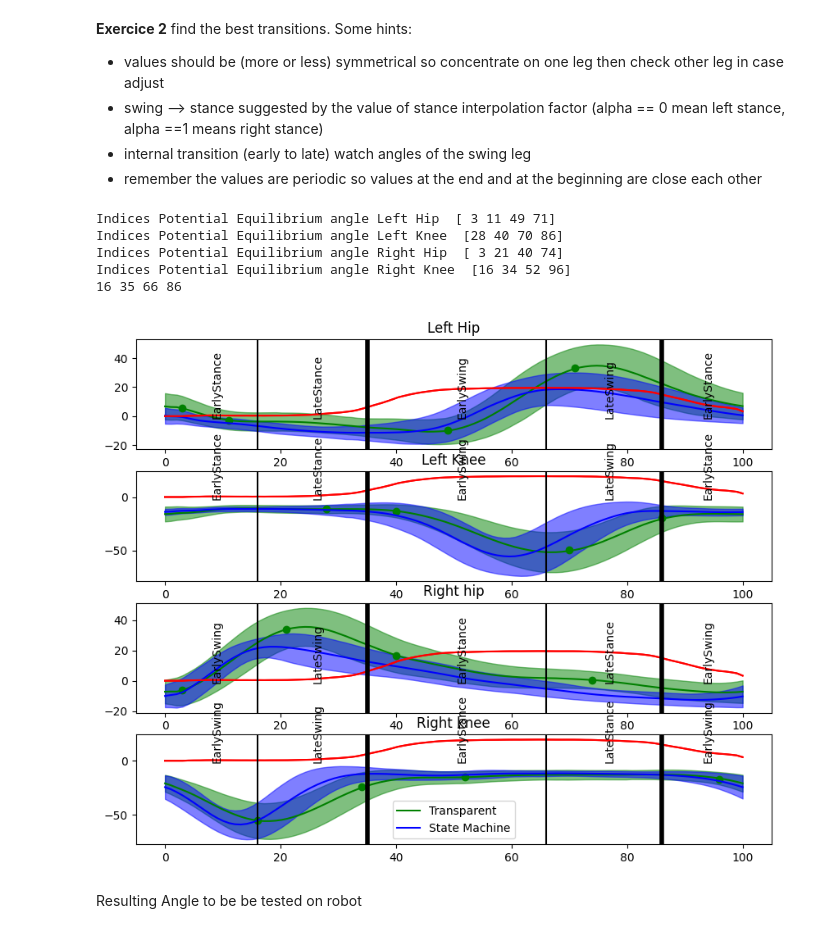
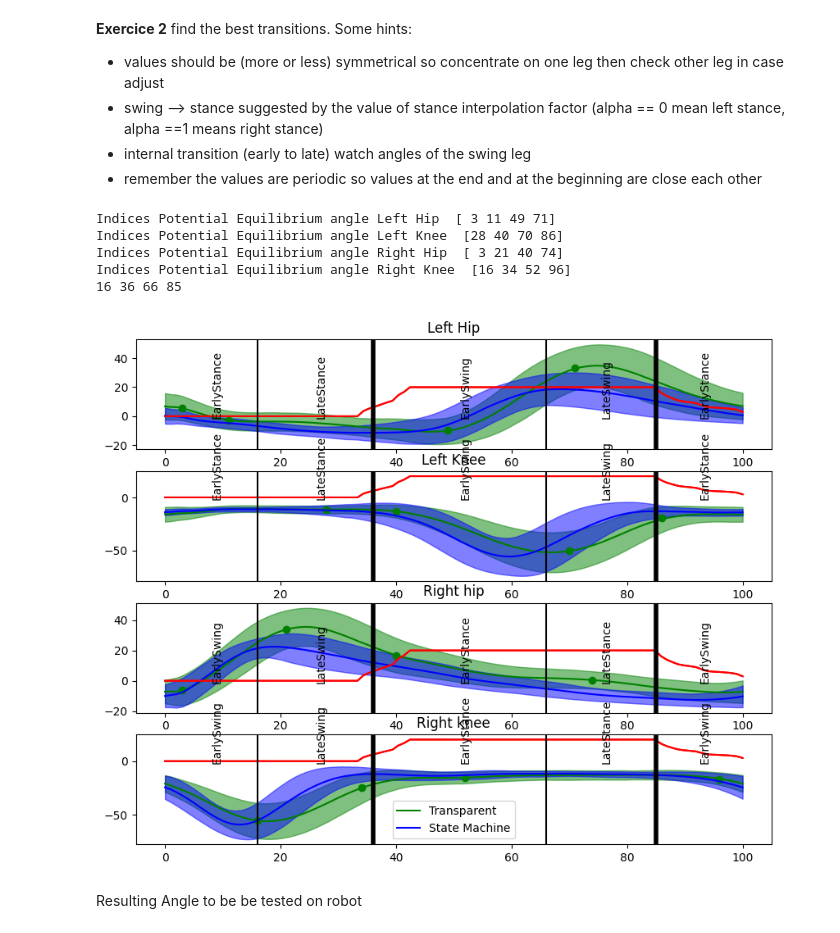
Before and after one commit to LorenzoVianello95/SSNR24, a Jupyter notebook: day1.ipynb, the cells around one changed output. Drawn from its saved outputs; the diff is of its cells as text; code cells hidden in the pictures.

```diff
--- a/day1.ipynb
+++ b/day1.ipynb
@@ -230,3 +232,8 @@ plt.show()
+# %%
+
+for i in range(4):
+    np.save("../data/joint_"+str(i)+"_transparent_over_gaitphase", np.mean(segmented_joints_transparent[i], 0))
+    np.save("../data/joint_"+str(i)+"_SM_over_gaitphase", np.mean(segmented_joints_SM[i], 0))
 # %% [markdown]
 # Part 2: Segment stride in motion primitive and extract equilibrium angles
 # %% [markdown]
@@ -269,7 +276,7 @@ for i in range(4):
     axs[i].fill_between(np.linspace(0, 100, 100),
                         (np.mean(segmented_joints_transparent[i], 0)- np.std(segmented_joints_transparent[i], 0))*180/np.pi,
                         (np.mean(segmented_joints_transparent[i], 0) + np.std(segmented_joints_transparent[i], 0))*180/np.pi, color='g', alpha=0.5)
-    axs[i].plot(np.linspace(0, 100, 100), np.mean(segmented_alpha_transparent, 0)*20, 'r-')
+    axs[i].plot(np.linspace(0, 100, 100), np.median(segmented_alpha_transparent, 0)*20, 'r-')
 
     # plot local extreme
     print("Potential equilibrium angles joint ", i)
@@ -282,7 +289,6 @@ for i in range(4):
     axs[i].fill_between(np.linspace(0, 100, 100),
                         (np.mean(segmented_joints_SM[i], 0)- np.std(segmented_joints_SM[i], 0))*180/np.pi,
                         (np.mean(segmented_joints_SM[i], 0) + np.std(segmented_joints_SM[i], 0))*180/np.pi, color='b', alpha=0.5)
-    axs[i].plot(np.linspace(0, 100, 100), np.mean(segmented_alpha_transparent, 0)*20, 'r-')
 
 plt.legend()
 plt.show()
@@ -329,7 +335,7 @@ print("Indices Potential Equilibrium angle Left Knee ", np.sort(local_extremes[1
 print("Indices Potential Equilibrium angle Right Hip ", np.sort(local_extremes[2]))
 print("Indices Potential Equilibrium angle Right Knee ", np.sort(local_extremes[3]))
 
-alpha =np.mean(segmented_alpha_transparent, 0)
+alpha =np.median(segmented_alpha_transparent, 0)
 right_hip = np.mean(segmented_joints_transparent[2], 0)*180/np.pi
 Est_to_Lst = np.where(right_hip>25)[0][0]
 Lst_to_Esw = np.where(alpha>0.3)[0][0]
@@ -343,7 +349,7 @@ Indices Potential Equilibrium angle Left Hip  [ 3 11 49 71]
 Indices Potential Equilibrium angle Left Knee  [28 40 70 86]
 Indices Potential Equilibrium angle Right Hip  [ 3 21 40 74]
 Indices Potential Equilibrium angle Right Knee  [16 34 52 96]
-16 35 66 86
+16 36 66 85
 # %%
 fig, axs = plt.subplots(4, figsize=(10, 8))
 axs[0].set_title('Left Hip')
@@ -357,43 +363,43 @@ for i in range(4):
     axs[i].fill_between(np.linspace(0, 100, 100),
                         (np.mean(segmented_joints_transparent[i], 0)- np.std(segmented_joints_transparent[i], 0))*180/np.pi,
                         (np.mean(segmented_joints_transparent[i], 0) + np.std(segmented_joints_transparent[i], 0))*180/np.pi, color='g', alpha=0.5)
-    axs[i].plot(np.linspace(0, 100, 100), np.mean(segmented_alpha_transparent, 0)*20, 'r-')
+    axs[i].plot(np.linspace(0, 100, 100), np.median(segmented_alpha_transparent, 0)*20, 'r-')
 
     # STate machine
     axs[i].plot(np.linspace(0, 100, 100), np.mean(segmented_joints_SM[i], 0)*180/np.pi, 'b-', label= "State Machine")
     axs[i].fill_between(np.linspace(0, 100, 100),
                         (np.mean(segmented_joints_SM[i], 0)- np.std(segmented_joints_SM[i], 0))*180/np.pi,
                         (np.mean(segmented_joints_SM[i], 0) + np.std(segmented_joints_SM[i], 0))*180/np.pi, color='b', alpha=0.5)
-    axs[i].plot(np.linspace(0, 100, 100), np.mean(segmented_alpha_transparent, 0)*20, 'r-')
+    axs[i].plot(np.linspace(0, 100, 100), np.median(segmented_alpha_transparent, 0)*20, 'r-')
 
     # plot local extreme
     for ext in local_extremes[i]:
         axs[i].scatter(ext, np.mean(segmented_joints_transparent[i], 0)[ext]*180/np.pi, color='g')
 
 
     axs[i].axvline(x = Est_to_Lst, color = 'black', )
     axs[i].axvline(x = Lst_to_Esw, color = 'black', linewidth=4)
     axs[i].axvline(x = Esw_to_Lsw, color = 'black')
     axs[i].axvline(x = Lsw_to_Est, color = 'black', linewidth=4)
 
     if i<2:
         axs[i].text(Est_to_Lst/2, 0, GAIT_PHASES[0], rotation=90, fontsize = 10)
         axs[i].text((Est_to_Lst + Lst_to_Esw)/2, 0, GAIT_PHASES[1], rotation=90, fontsize = 10)
         axs[i].text((Lst_to_Esw + Esw_to_Lsw)/2, 0, GAIT_PHASES[2], rotation=90, fontsize = 10)
         axs[i].text((Esw_to_Lsw + Lsw_to_Est)/2, 0, GAIT_PHASES[3], rotation=90, fontsize = 10)
         axs[i].text((100 + Lsw_to_Est)/2, 0, GAIT_PHASES[0], rotation=90, fontsize = 10)
     else:
         axs[i].text(Est_to_Lst/2, 0, GAIT_PHASES[2], rotation=90, fontsize = 10)
         axs[i].text((Est_to_Lst + Lst_to_Esw)/2, 0, GAIT_PHASES[3], rotation=90, fontsize = 10)
         axs[i].text((Lst_to_Esw + Esw_to_Lsw)/2, 0, GAIT_PHASES[0], rotation=90, fontsize = 10)
         axs[i].text((Esw_to_Lsw + Lsw_to_Est)/2, 0, GAIT_PHASES[1], rotation=90, fontsize = 10)
         axs[i].text((100 + Lsw_to_Est)/2, 0, GAIT_PHASES[2], rotation=90, fontsize = 10)
 
 
 plt.legend()
 plt.show()
 # %% [output]
-[figure, old version]
+[figure, new version]
 # %% [markdown]
 Resulting Angle to be be tested on robot
 # %%
```
Also changed, not shown: parts of 2 cells of this notebook, 2 other files.
